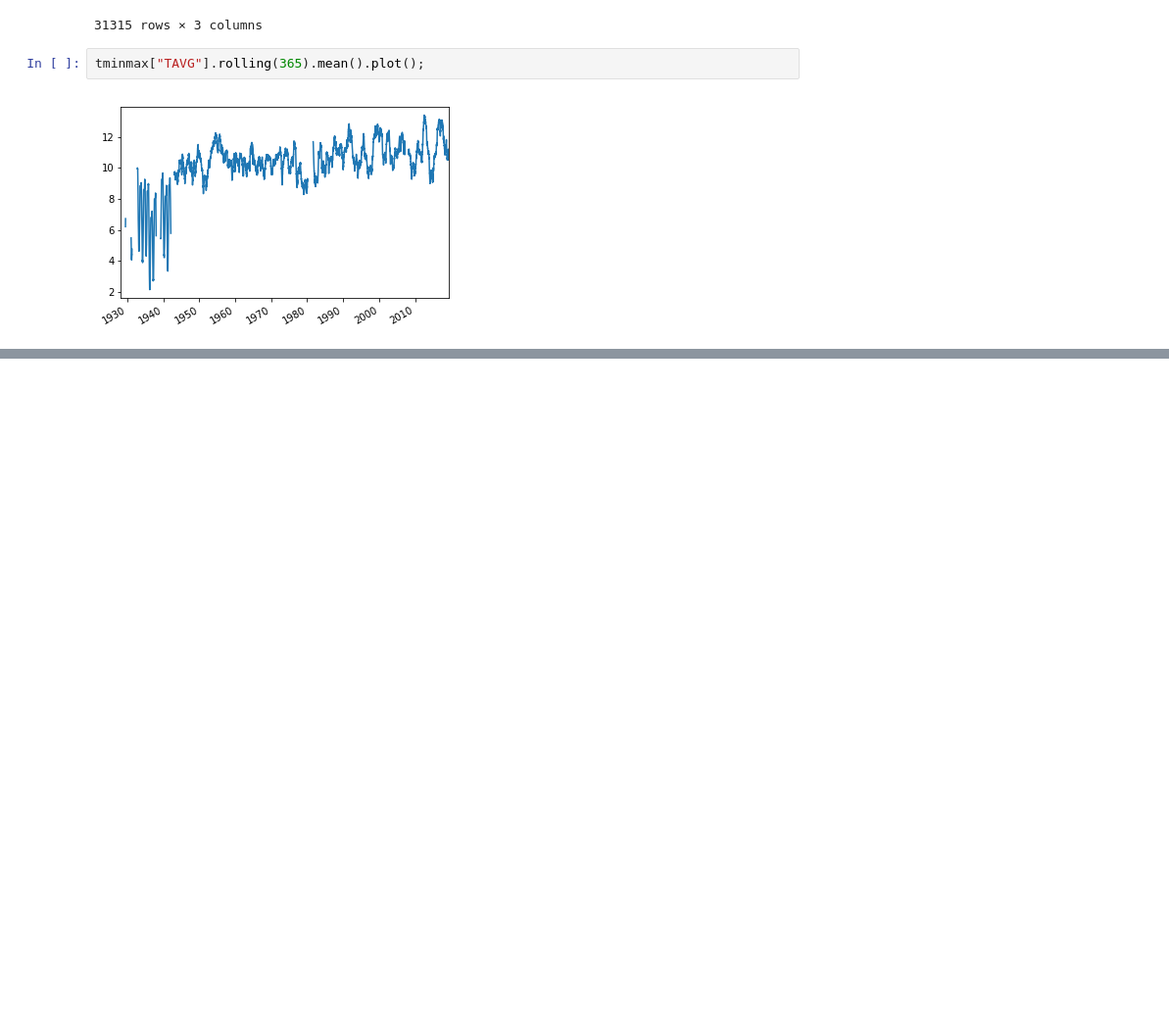
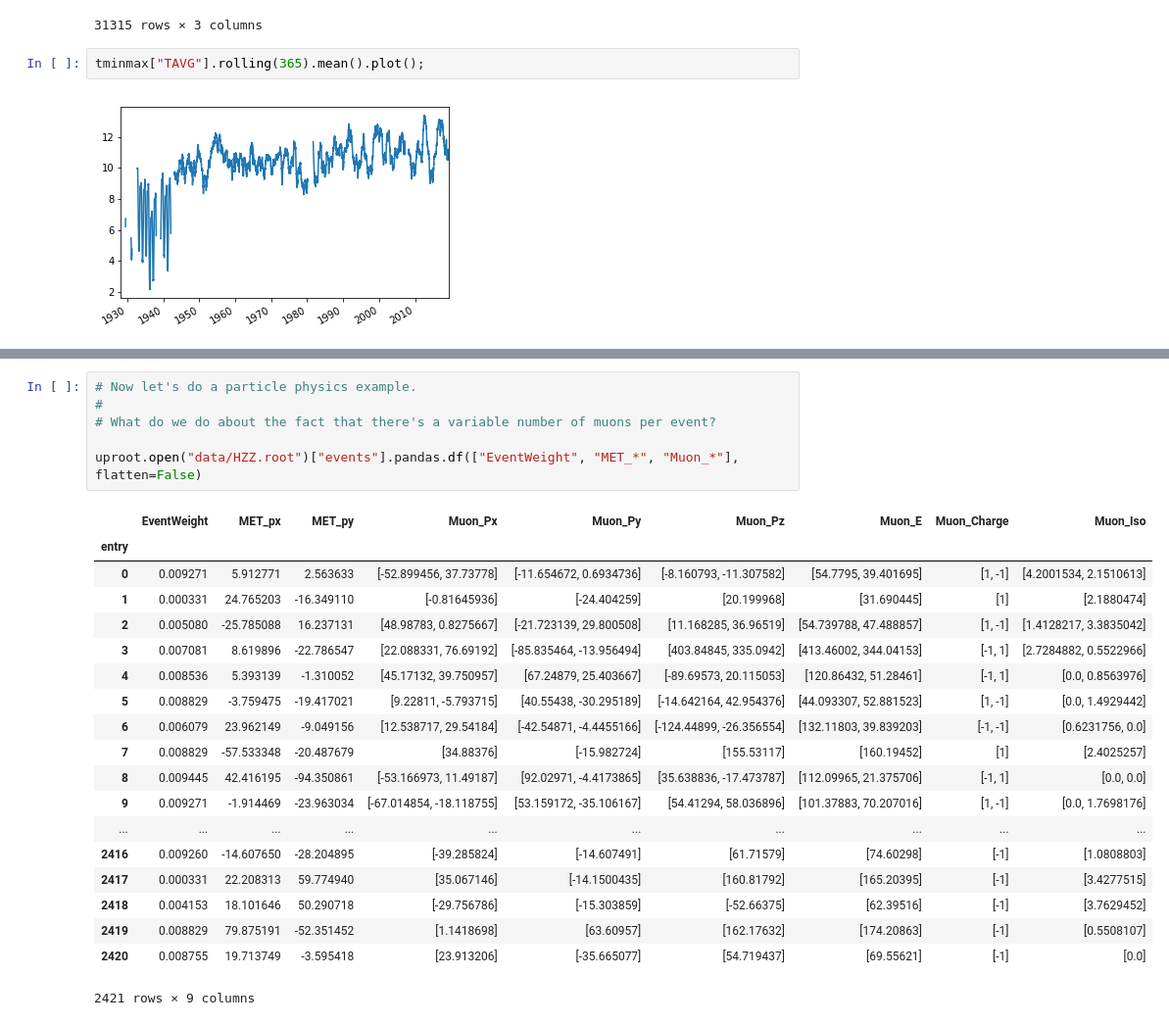
Before and after one commit to jpivarski-talks/2019-06-10-usatlas-argonne-python, a Jupyter notebook: 02-numpy-pandas-skills.ipynb, the cells around one changed output, grey strips where cells are left out. Shown at 98% size. Saved outputs shown, nothing was run; the diff lists cells and outputs as text; blank space fills up the shorter version.

```diff
--- a/02-numpy-pandas-skills.ipynb
+++ b/02-numpy-pandas-skills.ipynb
@@ -874,0 +883,26 @@ tminmax["TAVG"].rolling(365).mean().plot();
+# %%
+# Now let's do a particle physics example.
+#
+# What do we do about the fact that there's a variable number of muons per event?
+
+uproot.open("data/HZZ.root")["events"].pandas.df(["EventWeight", "MET_*", "Muon_*"], flatten=False)
+# %% [output]
+|  | EventWeight | MET_px | MET_py | Muon_Px | Muon_Py | Muon_Pz | Muon_E | Muon_Charge | Muon_Iso |
+| entry |  |  |  |  |  |  |  |  |  |
+| 0 | 0.009271 | 5.912771 | 2.563633 | [-52.899456, 37.73778] | [-11.654672, 0.6934736] | [-8.160793, -11.307582] | [54.7795, 39.401695] | [1, -1] | [4.2001534, 2.1510613] |
+| 1 | 0.000331 | 24.765203 | -16.349110 | [-0.81645936] | [-24.404259] | [20.199968] | [31.690445] | [1] | [2.1880474] |
+| 2 | 0.005080 | -25.785088 | 16.237131 | [48.98783, 0.8275667] | [-21.723139, 29.800508] | [11.168285, 36.96519] | [54.739788, 47.488857] | [1, -1] | [1.4128217, 3.3835042] |
+| 3 | 0.007081 | 8.619896 | -22.786547 | [22.088331, 76.69192] | [-85.835464, -13.956494] | [403.84845, 335.0942] | [413.46002, 344.04153] | [-1, 1] | [2.7284882, 0.5522966] |
+| 4 | 0.008536 | 5.393139 | -1.310052 | [45.17132, 39.750957] | [67.24879, 25.403667] | [-89.69573, 20.115053] | [120.86432, 51.28461] | [-1, 1] | [0.0, 0.8563976] |
+| 5 | 0.008829 | -3.759475 | -19.417021 | [9.22811, -5.793715] | [40.55438, -30.295189] | [-14.642164, 42.954376] | [44.093307, 52.881523] | [1, -1] | [0.0, 1.4929442] |
+| 6 | 0.006079 | 23.962149 | -9.049156 | [12.538717, 29.54184] | [-42.54871, -4.4455166] | [-124.44899, -26.356554] | [132.11803, 39.839203] | [-1, -1] | [0.6231756, 0.0] |
+| 7 | 0.008829 | -57.533348 | -20.487679 | [34.88376] | [-15.982724] | [155.53117] | [160.19452] | [1] | [2.4025257] |
+| 8 | 0.009445 | 42.416195 | -94.350861 | [-53.166973, 11.49187] | [92.02971, -4.4173865] | [35.638836, -17.473787] | [112.09965, 21.375706] | [-1, 1] | [0.0, 0.0] |
+| 9 | 0.009271 | -1.914469 | -23.963034 | [-67.014854, -18.118755] | [53.159172, -35.106167] | [54.41294, 58.036896] | [101.37883, 70.207016] | [1, -1] | [0.0, 1.7698176] |
+| ... | ... | ... | ... | ... | ... | ... | ... | ... | ... |
+| 2416 | 0.009260 | -14.607650 | -28.204895 | [-39.285824] | [-14.607491] | [61.71579] | [74.60298] | [-1] | [1.0808803] |
+| 2417 | 0.000331 | 22.208313 | 59.774940 | [35.067146] | [-14.1500435] | [160.81792] | [165.20395] | [-1] | [3.4277515] |
+| 2418 | 0.004153 | 18.101646 | 50.290718 | [-29.756786] | [-15.303859] | [-52.66375] | [62.39516] | [-1] | [3.7629452] |
+| 2419 | 0.008829 | 79.875191 | -52.351452 | [1.1418698] | [63.60957] | [162.17632] | [174.20863] | [-1] | [0.5508107] |
+| 2420 | 0.008755 | 19.713749 | -3.595418 | [23.913206] | [-35.665077] | [54.719437] | [69.55621] | [-1] | [0.0] |
+2421 rows × 9 columns
```
Also changed, not shown: parts of 6 cells of this notebook, 1 other file.
